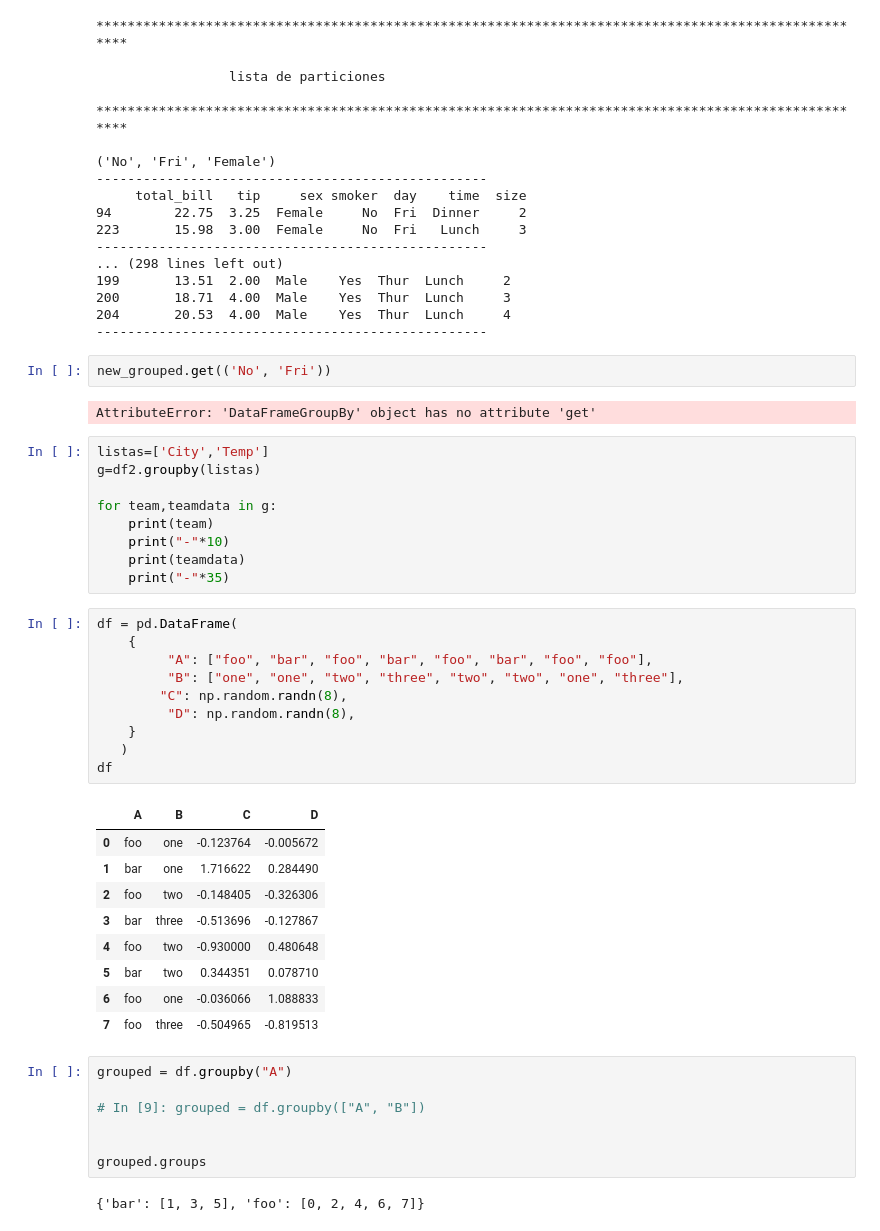
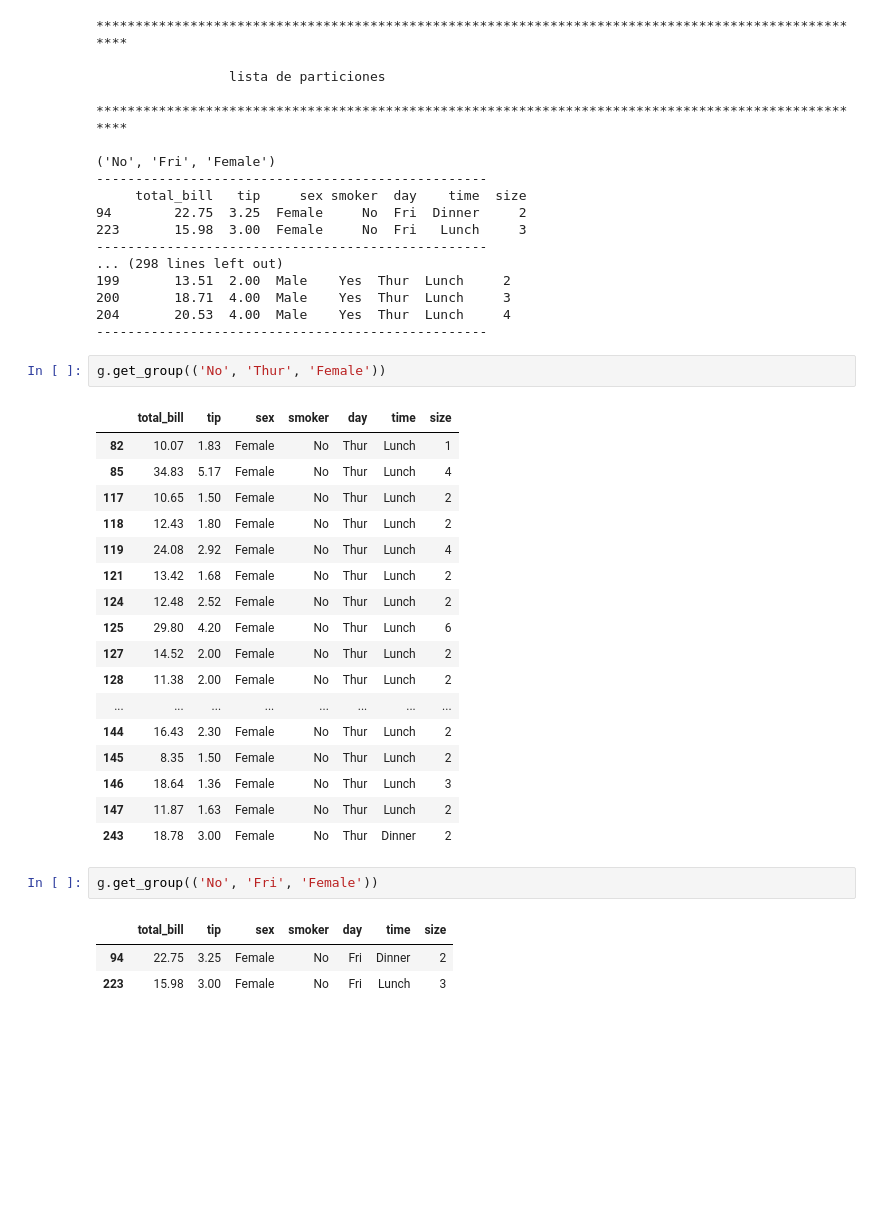
Before and after one commit to jcgavella/data_course, a Jupyter notebook: nootebook/Lesson_005_Data.ipynb, the cells around one changed output. Saved outputs shown, nothing was run; the diff lists cells and outputs as text; blank space fills up the shorter version.

```diff
--- a/nootebook/Lesson_005_Data.ipynb
+++ b/nootebook/Lesson_005_Data.ipynb
@@ -587,45 +587,29 @@ for team,teamdata in g:
 200       18.71  4.00  Male    Yes  Thur  Lunch     3
 204       20.53  4.00  Male    Yes  Thur  Lunch     4
 --------------------------------------------------
-# %%
-new_grouped.get(('No', 'Fri'))
-# %% [output]
-AttributeError: 'DataFrameGroupBy' object has no attribute 'get'
-# %%
-listas=['City','Temp']
-g=df2.groupby(listas)
-
-for team,teamdata in g:
-    print(team)
-    print("-"*10)
-    print(teamdata)
-    print("-"*35)
-# %%
-df = pd.DataFrame(
-    {
-         "A": ["foo", "bar", "foo", "bar", "foo", "bar", "foo", "foo"],
-         "B": ["one", "one", "two", "three", "two", "two", "one", "three"],
-        "C": np.random.randn(8),
-         "D": np.random.randn(8),
-    }
-   )
-df
-# %% [output]
-|  | A | B | C | D |
-| 0 | foo | one | -0.123764 | -0.005672 |
-| 1 | bar | one | 1.716622 | 0.284490 |
-| 2 | foo | two | -0.148405 | -0.326306 |
-| 3 | bar | three | -0.513696 | -0.127867 |
-| 4 | foo | two | -0.930000 | 0.480648 |
-| 5 | bar | two | 0.344351 | 0.078710 |
-| 6 | foo | one | -0.036066 | 1.088833 |
-| 7 | foo | three | -0.504965 | -0.819513 |
-# %%
-grouped = df.groupby("A")
-
-# In [9]: grouped = df.groupby(["A", "B"])
-
-
-grouped.groups
-# %% [output]
-{'bar': [1, 3, 5], 'foo': [0, 2, 4, 6, 7]}
+# %%
+g.get_group(('No', 'Thur', 'Female'))
+# %% [output]
+|  | total_bill | tip | sex | smoker | day | time | size |
+| 82 | 10.07 | 1.83 | Female | No | Thur | Lunch | 1 |
+| 85 | 34.83 | 5.17 | Female | No | Thur | Lunch | 4 |
+| 117 | 10.65 | 1.50 | Female | No | Thur | Lunch | 2 |
+| 118 | 12.43 | 1.80 | Female | No | Thur | Lunch | 2 |
+| 119 | 24.08 | 2.92 | Female | No | Thur | Lunch | 4 |
+| 121 | 13.42 | 1.68 | Female | No | Thur | Lunch | 2 |
+| 124 | 12.48 | 2.52 | Female | No | Thur | Lunch | 2 |
+| 125 | 29.80 | 4.20 | Female | No | Thur | Lunch | 6 |
+| 127 | 14.52 | 2.00 | Female | No | Thur | Lunch | 2 |
+| 128 | 11.38 | 2.00 | Female | No | Thur | Lunch | 2 |
+| ... | ... | ... | ... | ... | ... | ... | ... |
+| 144 | 16.43 | 2.30 | Female | No | Thur | Lunch | 2 |
+| 145 | 8.35 | 1.50 | Female | No | Thur | Lunch | 2 |
+| 146 | 18.64 | 1.36 | Female | No | Thur | Lunch | 3 |
+| 147 | 11.87 | 1.63 | Female | No | Thur | Lunch | 2 |
+| 243 | 18.78 | 3.00 | Female | No | Thur | Dinner | 2 |
+# %%
+g.get_group(('No', 'Fri', 'Female'))
+# %% [output]
+|  | total_bill | tip | sex | smoker | day | time | size |
+| 94 | 22.75 | 3.25 | Female | No | Fri | Dinner | 2 |
+| 223 | 15.98 | 3.00 | Female | No | Fri | Lunch | 3 |
```
